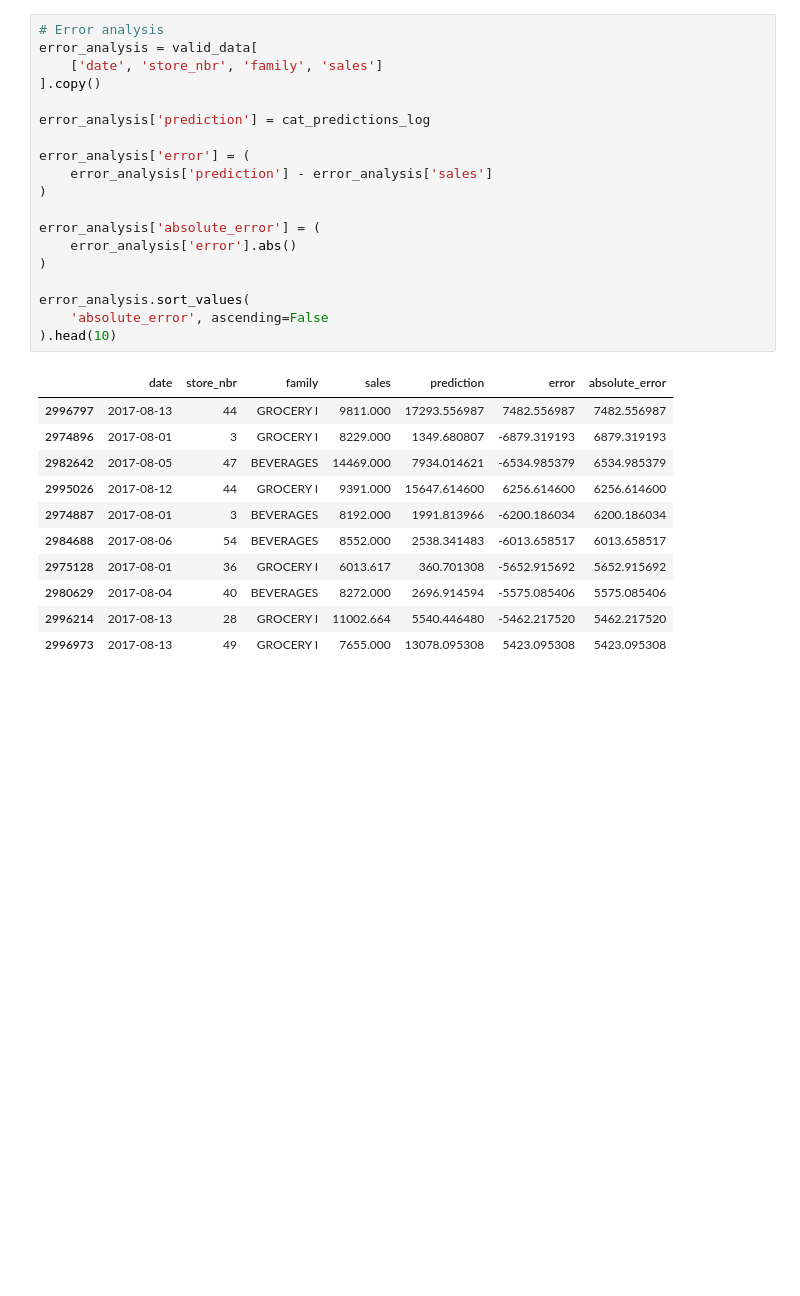
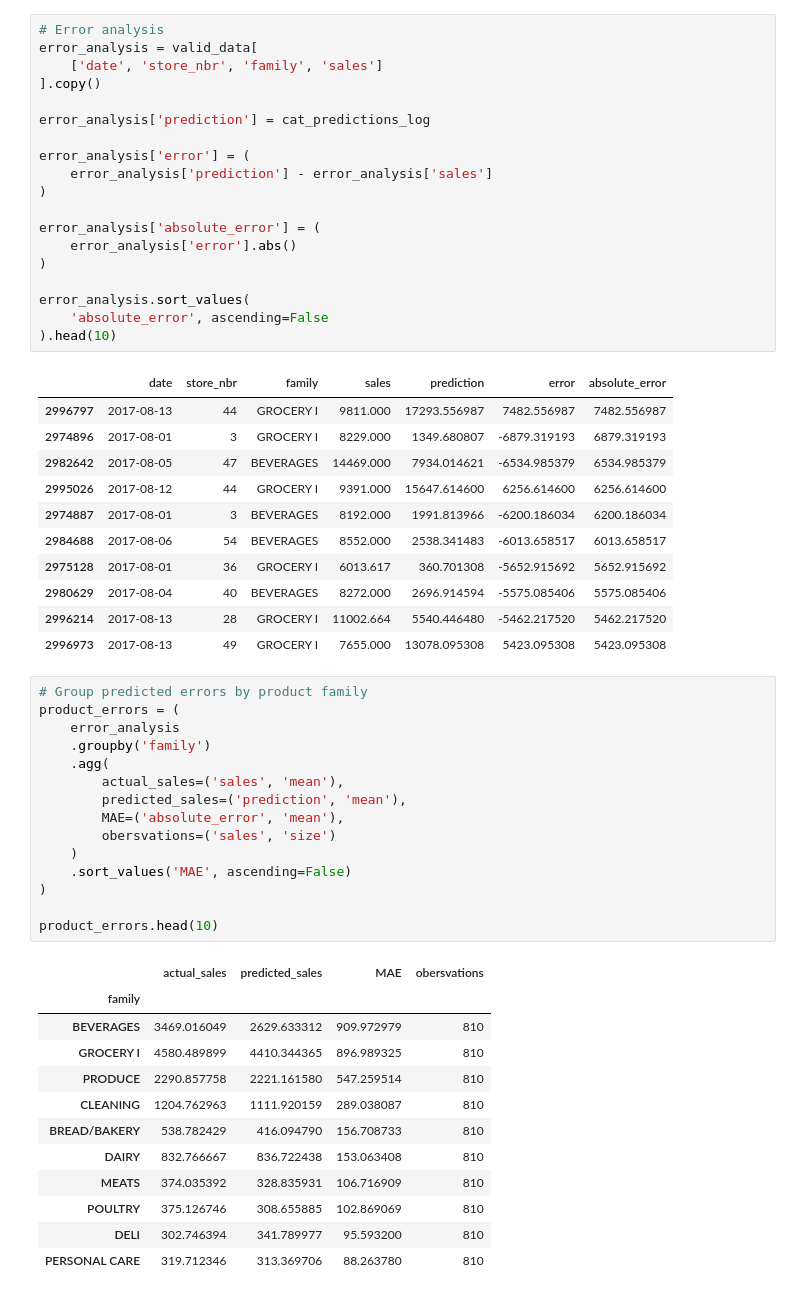
Before and after one commit to clia7/Data_Analytics_Journey, a Jupyter notebook: 06_Store_Sales_Case_Study/notebooks/03_Store_Sales_ML.ipynb, the cells around one changed output. Cells and saved outputs as stored; diff of their text form; blank space fills up the shorter version.

Commit message:
group errors by product fam

```diff
--- a/06_Store_Sales_Case_Study/notebooks/03_Store_Sales_ML.ipynb
+++ b/06_Store_Sales_Case_Study/notebooks/03_Store_Sales_ML.ipynb
@@ -450,3 +450,31 @@ error_analysis.sort_values(
 | 2980629 | 2017-08-04 | 40 | BEVERAGES | 8272.000 | 2696.914594 | -5575.085406 | 5575.085406 |
 | 2996214 | 2017-08-13 | 28 | GROCERY I | 11002.664 | 5540.446480 | -5462.217520 | 5462.217520 |
 | 2996973 | 2017-08-13 | 49 | GROCERY I | 7655.000 | 13078.095308 | 5423.095308 | 5423.095308 |
+# %%
+# Group predicted errors by product family
+product_errors = (
+    error_analysis
+    .groupby('family')
+    .agg(
+        actual_sales=('sales', 'mean'),
+        predicted_sales=('prediction', 'mean'),
+        MAE=('absolute_error', 'mean'),
+        obersvations=('sales', 'size')
+    )
+    .sort_values('MAE', ascending=False)
+)
+
+product_errors.head(10)
+# %% [output]
+|  | actual_sales | predicted_sales | MAE | obersvations |
+| family |  |  |  |  |
+| BEVERAGES | 3469.016049 | 2629.633312 | 909.972979 | 810 |
+| GROCERY I | 4580.489899 | 4410.344365 | 896.989325 | 810 |
+| PRODUCE | 2290.857758 | 2221.161580 | 547.259514 | 810 |
+| CLEANING | 1204.762963 | 1111.920159 | 289.038087 | 810 |
+| BREAD/BAKERY | 538.782429 | 416.094790 | 156.708733 | 810 |
+| DAIRY | 832.766667 | 836.722438 | 153.063408 | 810 |
+| MEATS | 374.035392 | 328.835931 | 106.716909 | 810 |
+| POULTRY | 375.126746 | 308.655885 | 102.869069 | 810 |
+| DELI | 302.746394 | 341.789977 | 95.593200 | 810 |
+| PERSONAL CARE | 319.712346 | 313.369706 | 88.263780 | 810 |
```
